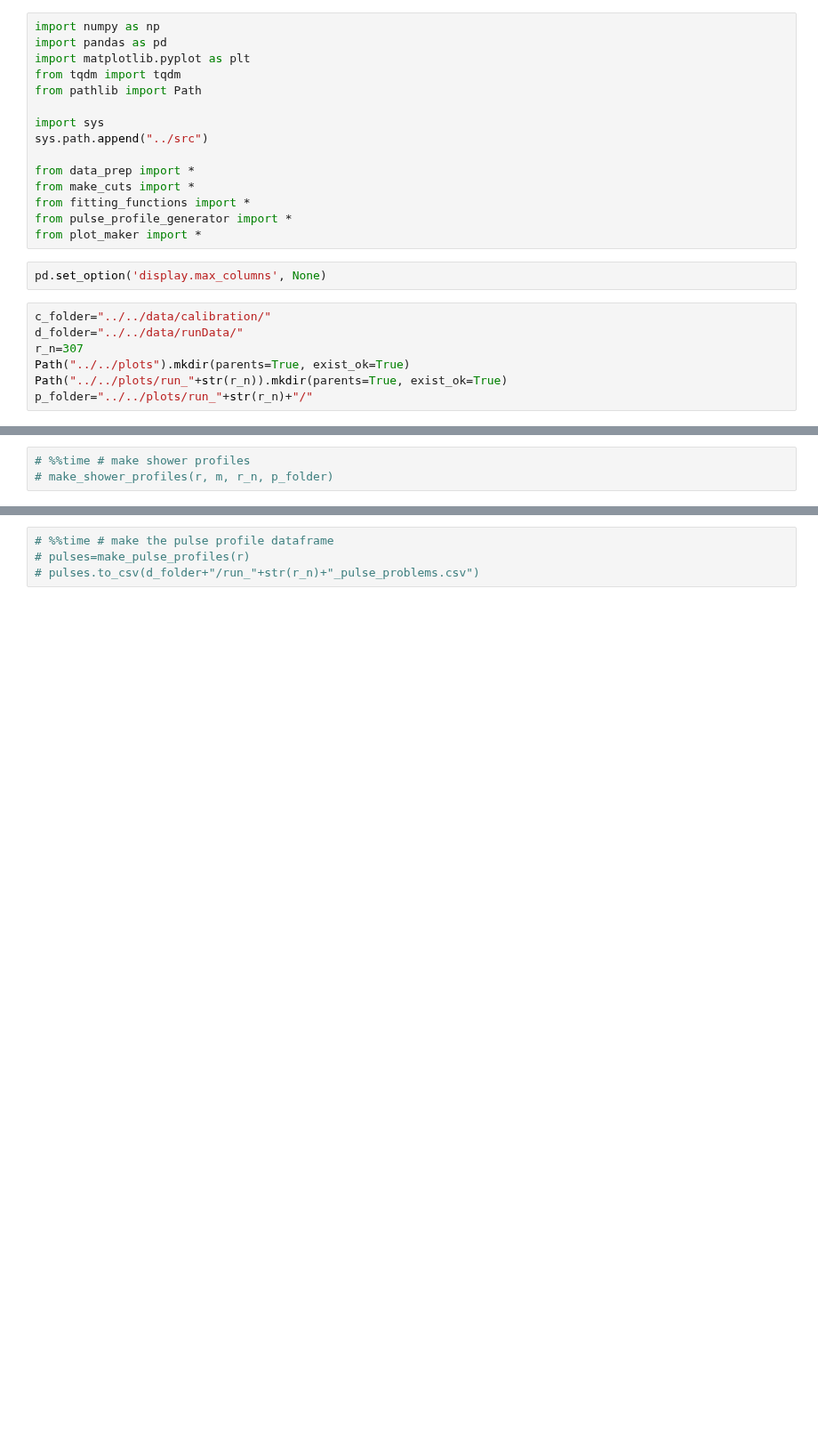
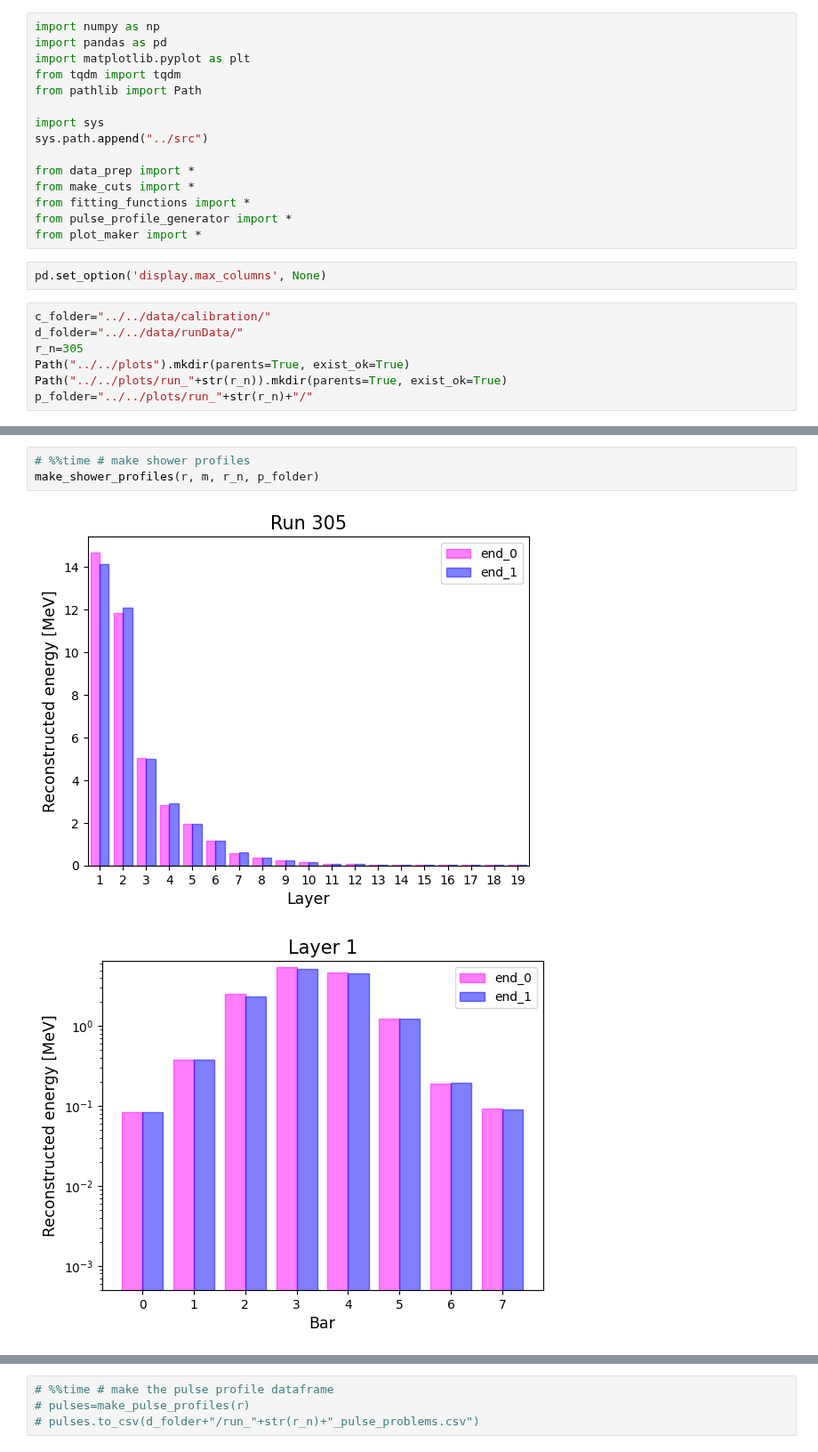
Before and after one commit to gajdangreta/hcalTestBeam, a Jupyter notebook: hcalEnv/notebooks/new_header_maker.ipynb, the cells around one changed output, grey strips where cells are left out. Shown at 89% size. Drawn from its saved outputs; the diff is of its cells as text; blank space fills up the shorter version.

```diff
--- a/hcalEnv/notebooks/new_header_maker.ipynb
+++ b/hcalEnv/notebooks/new_header_maker.ipynb
@@ -18,7 +18,7 @@ pd.set_option('display.max_columns', None)
 # %%
 c_folder="../../data/calibration/"
 d_folder="../../data/runData/"
-r_n=307
+r_n=305
 Path("../../plots").mkdir(parents=True, exist_ok=True)
 Path("../../plots/run_"+str(r_n)).mkdir(parents=True, exist_ok=True)
 p_folder="../../plots/run_"+str(r_n)+"/"
@@ -44,3 +44,6 @@ Wall time: 1.38 s
 # %%
 # %%time # make shower profiles
-# make_shower_profiles(r, m, r_n, p_folder)
+make_shower_profiles(r, m, r_n, p_folder)
+# %% [output]
+[figure, added]
+[figure, added]
```
Also changed, not shown: parts of 3 cells of this notebook, 38 other files.
